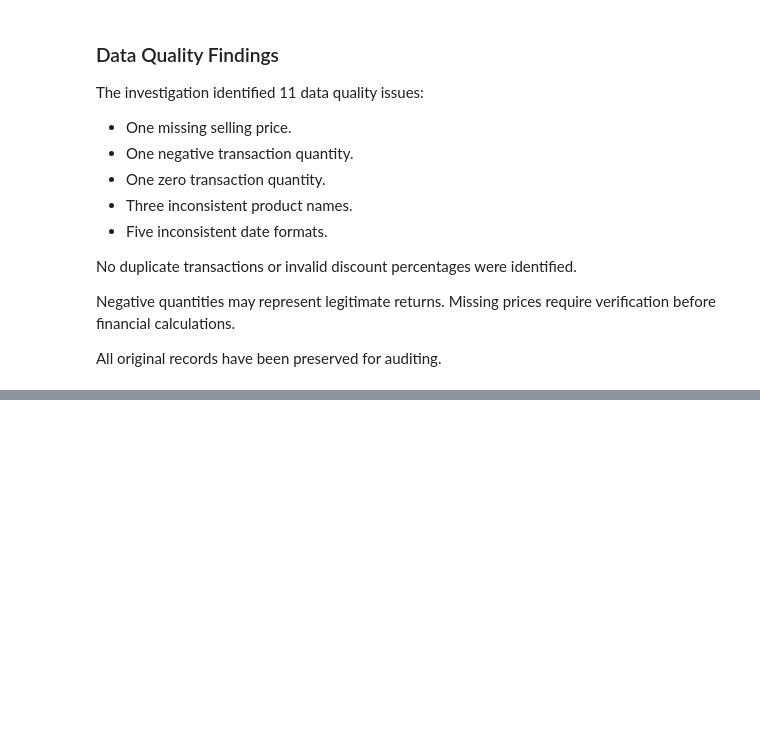
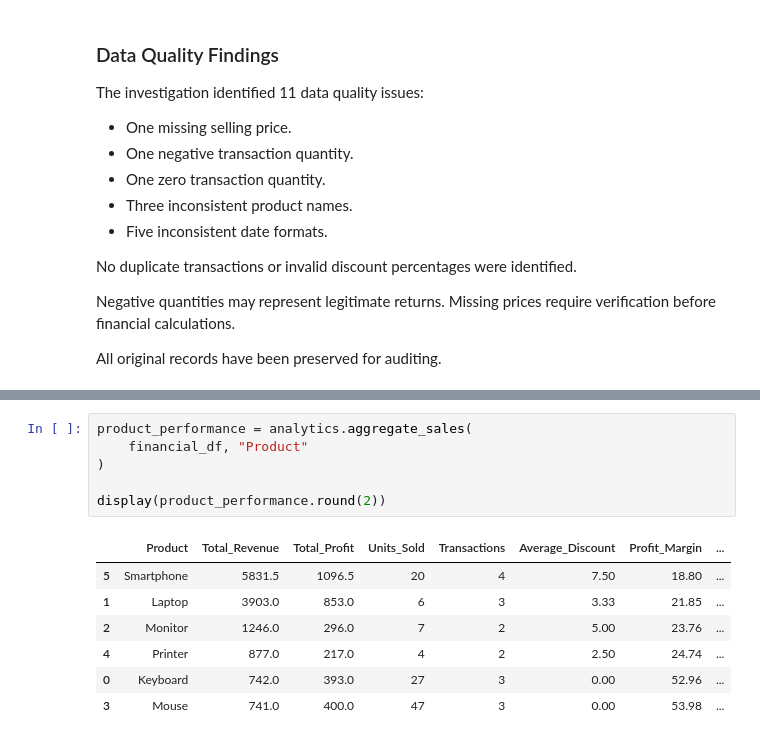
Before and after one commit to Tinashemutanda/injiva-pandas-sales-intelligence, a Jupyter notebook: notebooks/sales_analysis.ipynb, the cells around one changed output, grey strips where cells are left out. Drawn from its saved outputs; the diff is of its cells as text; blank space fills up the shorter version.

```diff
--- a/notebooks/sales_analysis.ipynb
+++ b/notebooks/sales_analysis.ipynb
@@ -434,0 +600,14 @@ All original records have been preserved for auditing.
+# %%
+product_performance = analytics.aggregate_sales(
+    financial_df, "Product"
+)
+
+display(product_performance.round(2))
+# %% [output]
+|  | Product | Total_Revenue | Total_Profit | Units_Sold | Transactions | Average_Discount | Profit_Margin | ... |
+| 5 | Smartphone | 5831.5 | 1096.5 | 20 | 4 | 7.50 | 18.80 | ... |
+| 1 | Laptop | 3903.0 | 853.0 | 6 | 3 | 3.33 | 21.85 | ... |
+| 2 | Monitor | 1246.0 | 296.0 | 7 | 2 | 5.00 | 23.76 | ... |
+| 4 | Printer | 877.0 | 217.0 | 4 | 2 | 2.50 | 24.74 | ... |
+| 0 | Keyboard | 742.0 | 393.0 | 27 | 3 | 0.00 | 52.96 | ... |
+| 3 | Mouse | 741.0 | 400.0 | 47 | 3 | 0.00 | 53.98 | ... |
```
Also changed, not shown: parts of 24 cells of this notebook, 7 other files.
